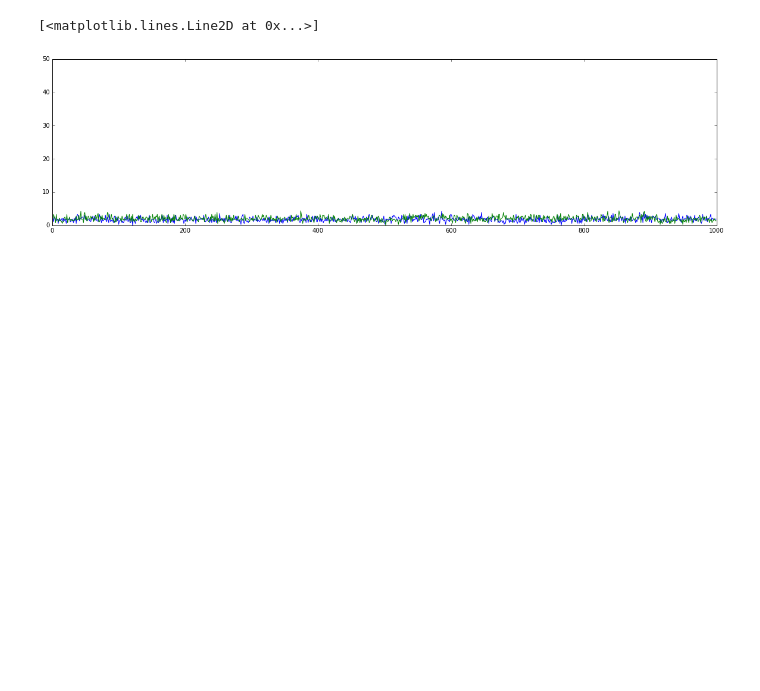
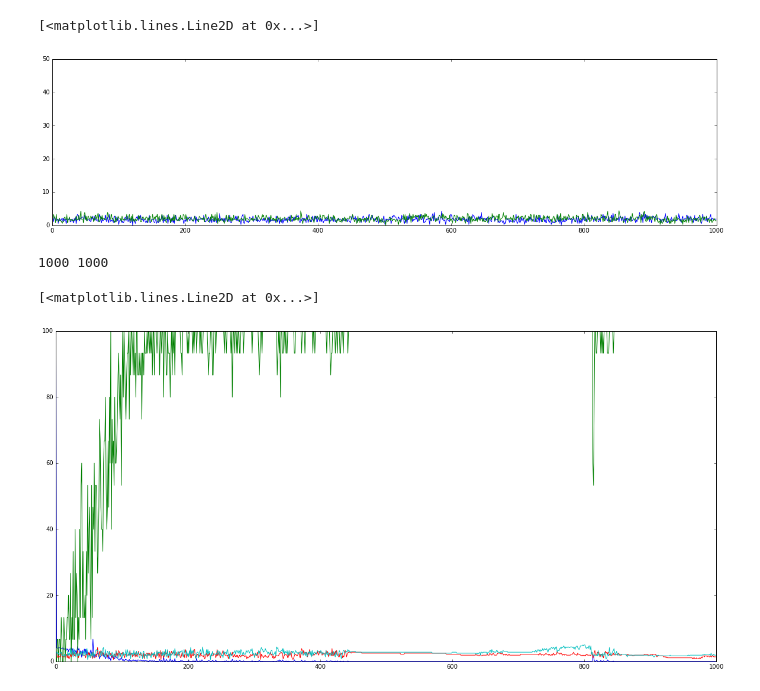
Before and after one commit to dhchoi/neuroscience-meets-cnn, a Jupyter notebook: playground.ipynb, the cells around one changed output. Drawn from its saved outputs; the diff is of its cells as text; code cells hidden in the pictures; blank space fills up the shorter version.

```diff
--- a/playground.ipynb
+++ b/playground.ipynb
@@ -59,3 +56,15 @@ plt.plot(test_acc(bout))
 # %% [output]
 [<matplotlib.lines.Line2D at 0x...>]
 [figure]
+# %%
+plt.figure(figsize=(20,10))
+plt.ylim(0,100)
+print len(loss(no_bout)), len(minibatch(no_bout))
+plt.plot(loss(no_bout))
+plt.plot(minibatch(no_bout))
+plt.plot(val_acc(no_bout))
+plt.plot(test_acc(no_bout))
+# %% [output]
+1000 1000
+[<matplotlib.lines.Line2D at 0x...>]
+[figure, added]
```
Also changed, not shown: parts of 2 cells of this notebook, 2 other files.
